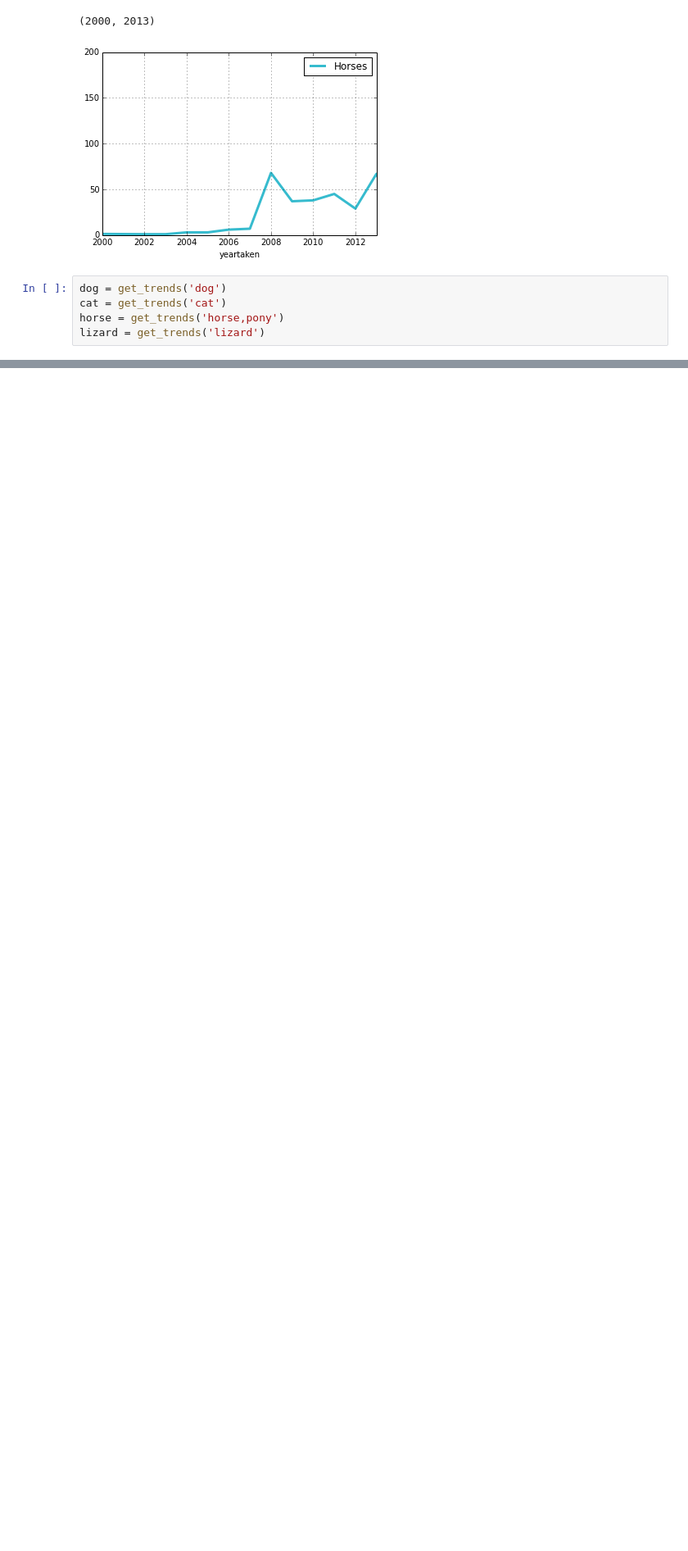
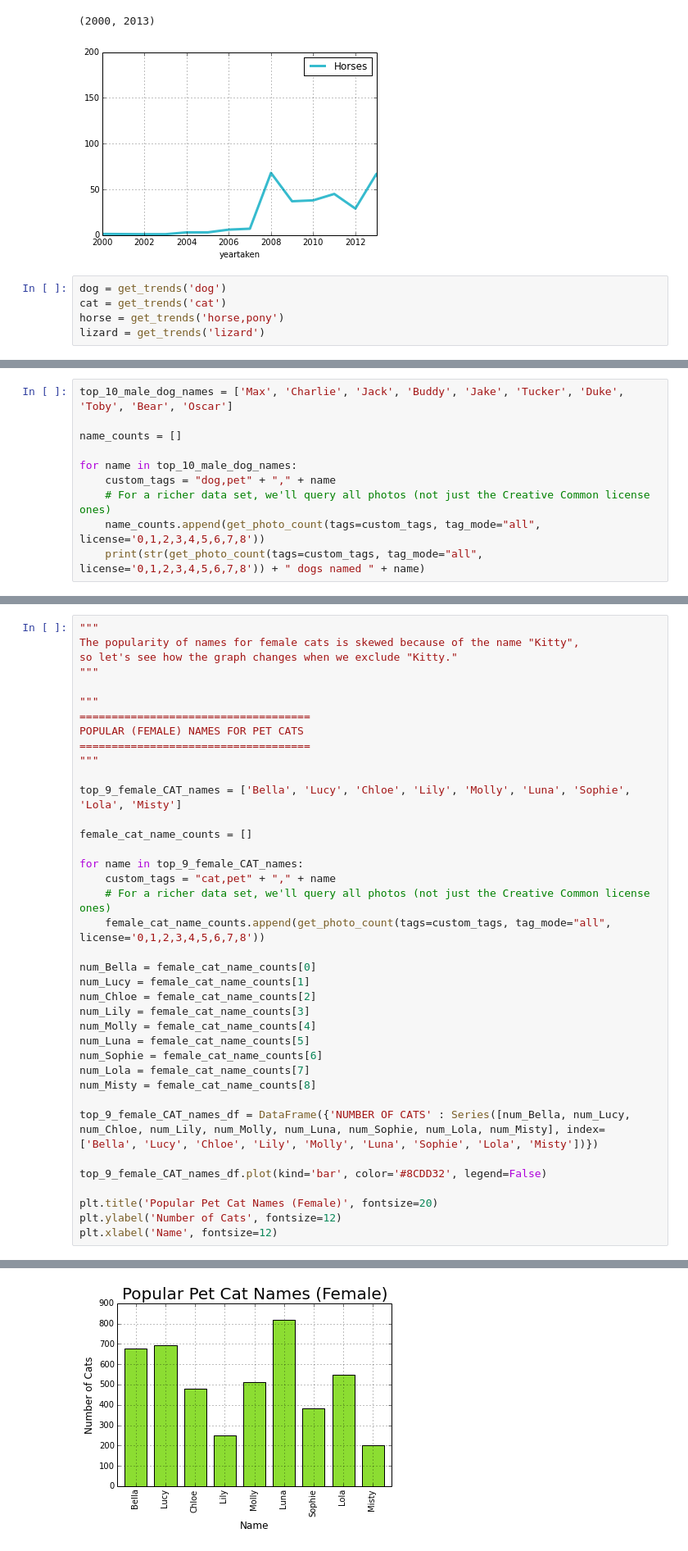
Before and after one commit to cal-a-mari/web-appetit, a Jupyter notebook: notebooks/Pet Photo Analysis.ipynb, the cells around one changed output, grey strips where cells are left out. Shown at 82% size. Saved outputs shown, nothing was run; the diff lists cells and outputs as text; blank space fills up the shorter version.

Commit message:
Finished pet names analysis & mapping

```diff
--- a/notebooks/Pet Photo Analysis.ipynb
+++ b/notebooks/Pet Photo Analysis.ipynb
@@ -581,0 +636,10 @@ pylab.xlim([2000,2013])
+# %%
+top_10_male_dog_names = ['Max', 'Charlie', 'Jack', 'Buddy', 'Jake', 'Tucker', 'Duke', 'Toby', 'Bear', 'Oscar']
+
+name_counts = []
+
+for name in top_10_male_dog_names:
+    custom_tags = "dog,pet" + "," + name
+    # For a richer data set, we'll query all photos (not just the Creative Common license ones)
+    name_counts.append(get_photo_count(tags=custom_tags, tag_mode="all", license='0,1,2,3,4,5,6,7,8'))
+    print(str(get_photo_count(tags=custom_tags, tag_mode="all", license='0,1,2,3,4,5,6,7,8')) + " dogs named " + name)
@@ -581,0 +807,39 @@ pylab.xlim([2000,2013])
+# %%
+"""
+The popularity of names for female cats is skewed because of the name "Kitty",
+so let's see how the graph changes when we exclude "Kitty."
+"""
+
+"""
+====================================
+POPULAR (FEMALE) NAMES FOR PET CATS
+====================================
+"""
+
+top_9_female_CAT_names = ['Bella', 'Lucy', 'Chloe', 'Lily', 'Molly', 'Luna', 'Sophie', 'Lola', 'Misty']
+
+female_cat_name_counts = []
+
+for name in top_9_female_CAT_names:
+    custom_tags = "cat,pet" + "," + name
+    # For a richer data set, we'll query all photos (not just the Creative Common license ones)
+    female_cat_name_counts.append(get_photo_count(tags=custom_tags, tag_mode="all", license='0,1,2,3,4,5,6,7,8'))
+
+num_Bella = female_cat_name_counts[0]
+num_Lucy = female_cat_name_counts[1]
+num_Chloe = female_cat_name_counts[2]
+num_Lily = female_cat_name_counts[3]
+num_Molly = female_cat_name_counts[4]
+num_Luna = female_cat_name_counts[5]
+num_Sophie = female_cat_name_counts[6]
+num_Lola = female_cat_name_counts[7]
+num_Misty = female_cat_name_counts[8]
+
+top_9_female_CAT_names_df = DataFrame({'NUMBER OF CATS' : Series([num_Bella, num_Lucy, num_Chloe, num_Lily, num_Molly, num_Luna, num_Sophie, num_Lola, num_Misty], index=['Bella', 'Lucy', 'Chloe', 'Lily', 'Molly', 'Luna', 'Sophie', 'Lola', 'Misty'])})
+
+top_9_female_CAT_names_df.plot(kind='bar', color='#8CDD32', legend=False)
+
+plt.title('Popular Pet Cat Names (Female)', fontsize=20)
+plt.ylabel('Number of Cats', fontsize=12)
+plt.xlabel('Name', fontsize=12)
+# %% [output]
@@ -581,0 +847 @@ pylab.xlim([2000,2013])
+[figure, added]
```
Also changed, not shown: parts of 52 cells of this notebook, 2 other files.
